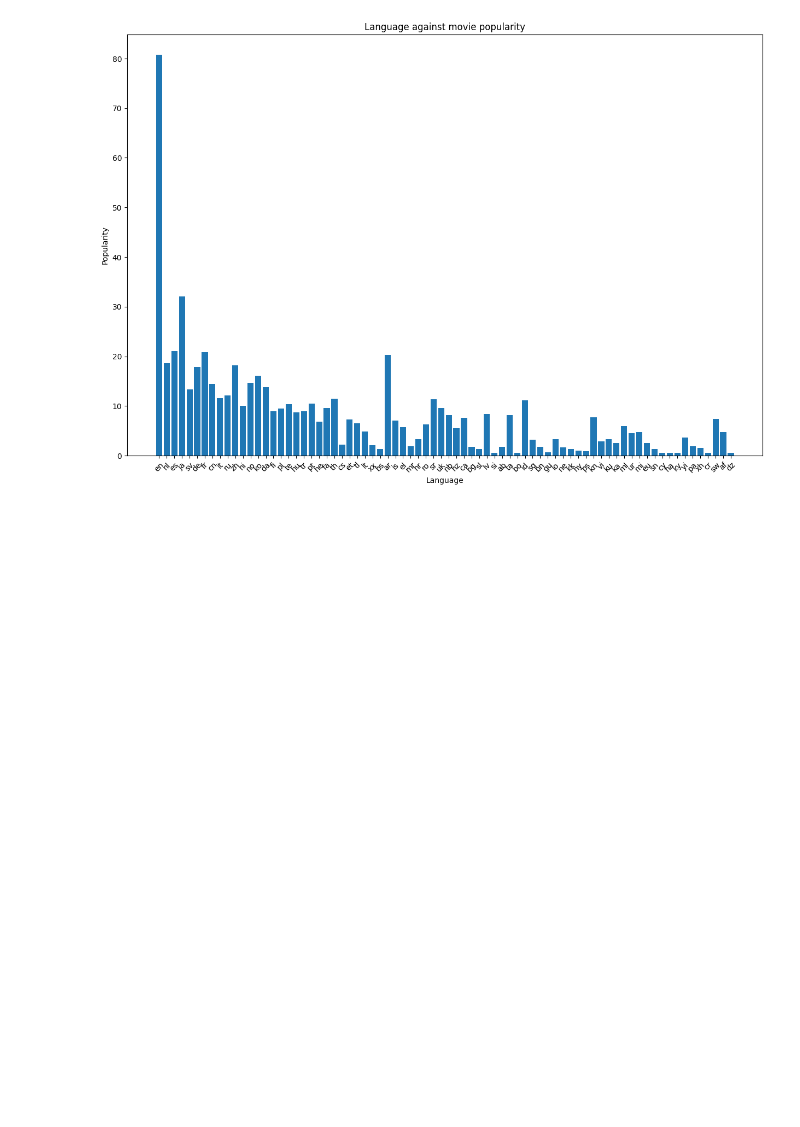
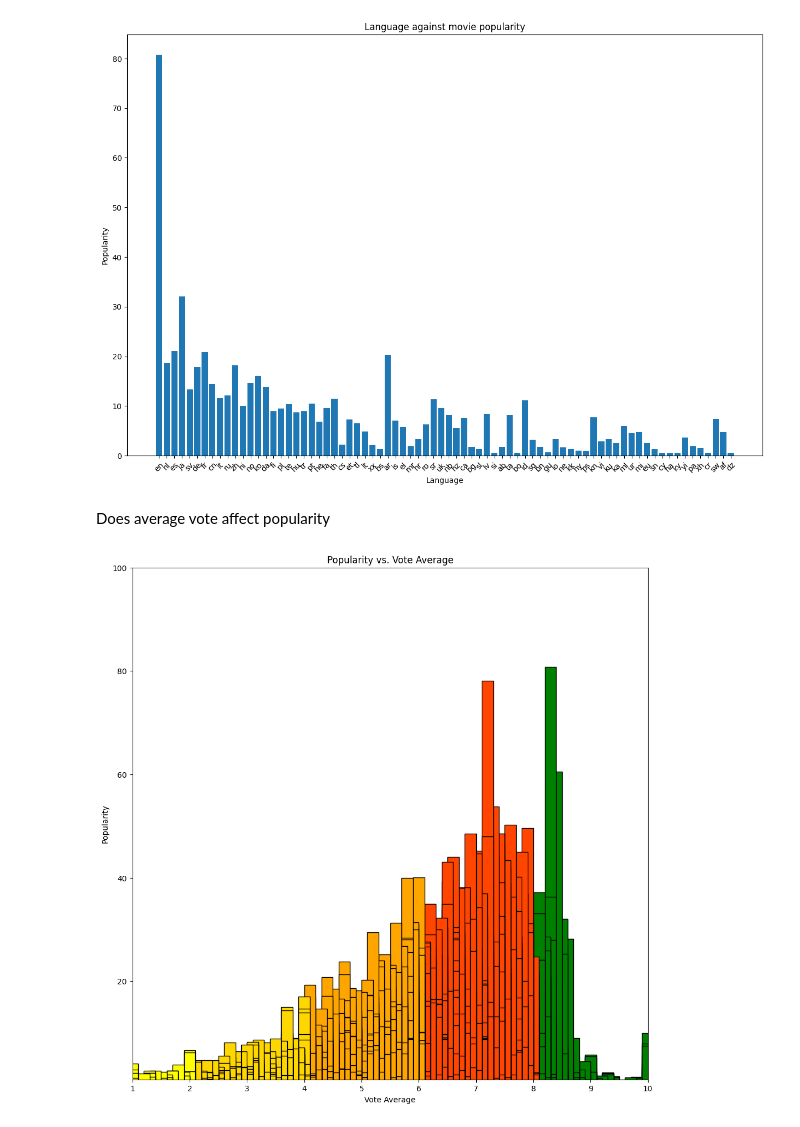
Before and after one commit to Mngambi/dsc-phase-1-project-v2-4, a Jupyter notebook: student.ipynb, the cells around one changed output. Cells and saved outputs as stored; diff of their text form; code cells hidden in the pictures; blank space fills up the shorter version.

Commit message:
plotted a color coordinated bar graph

```diff
--- a/student.ipynb
+++ b/student.ipynb
@@ -462,3 +462,51 @@ plt.xticks(rotation=45)
 plt.show()
 # %% [output]
 [figure]
+# %% [markdown]
+Does average vote affect popularity
+# %%
+sorted_data = df_tmdb.sort_values(by='vote_average', ascending=False)
+
+vote_average = sorted_data['vote_average']
+popularity = sorted_data['popularity']
+#vote_average = df_tmdb['vote_average']
+#popularity = df_tmdb['popularity']
+
+# Set labels and title
+plt.figure(figsize=(12, 12))
+plt.xlabel('Vote Average')
+plt.ylabel('Popularity')
+plt.title('Popularity vs. Vote Average')
+
+# Set axis scaling and limits
+plt.xscale('linear')
+plt.yscale('linear')
+plt.xlim(1, 10)
+plt.ylim(1, 100)
+
+# Create the bar graph
+for i in range(len(vote_average)):
+    x = vote_average.iloc[i]
+    y = popularity.iloc[i]
+    bar_width = 0.2
+    color = 'blue'  # Default color
+
+    # Change color based on vote average interval
+    if 0 <= x <= 2:
+        color = 'yellow'
+    elif 2 < x <= 4:
+        color = '#FFD700'
+    elif 4 < x <= 6:
+        color = 'orange'
+    elif 6 < x <= 8:
+        color = '#FF4500'
+    elif 8 < x <= 10:
+        color = 'green'
+
+    plt.bar(x, y, width=bar_width, color=color, edgecolor='black')
+
+# Show the plot
+plt.grid(False)
+plt.show()
+# %% [output]
+[figure, added]
```
Also changed, not shown: parts of 1 cell of this notebook.
